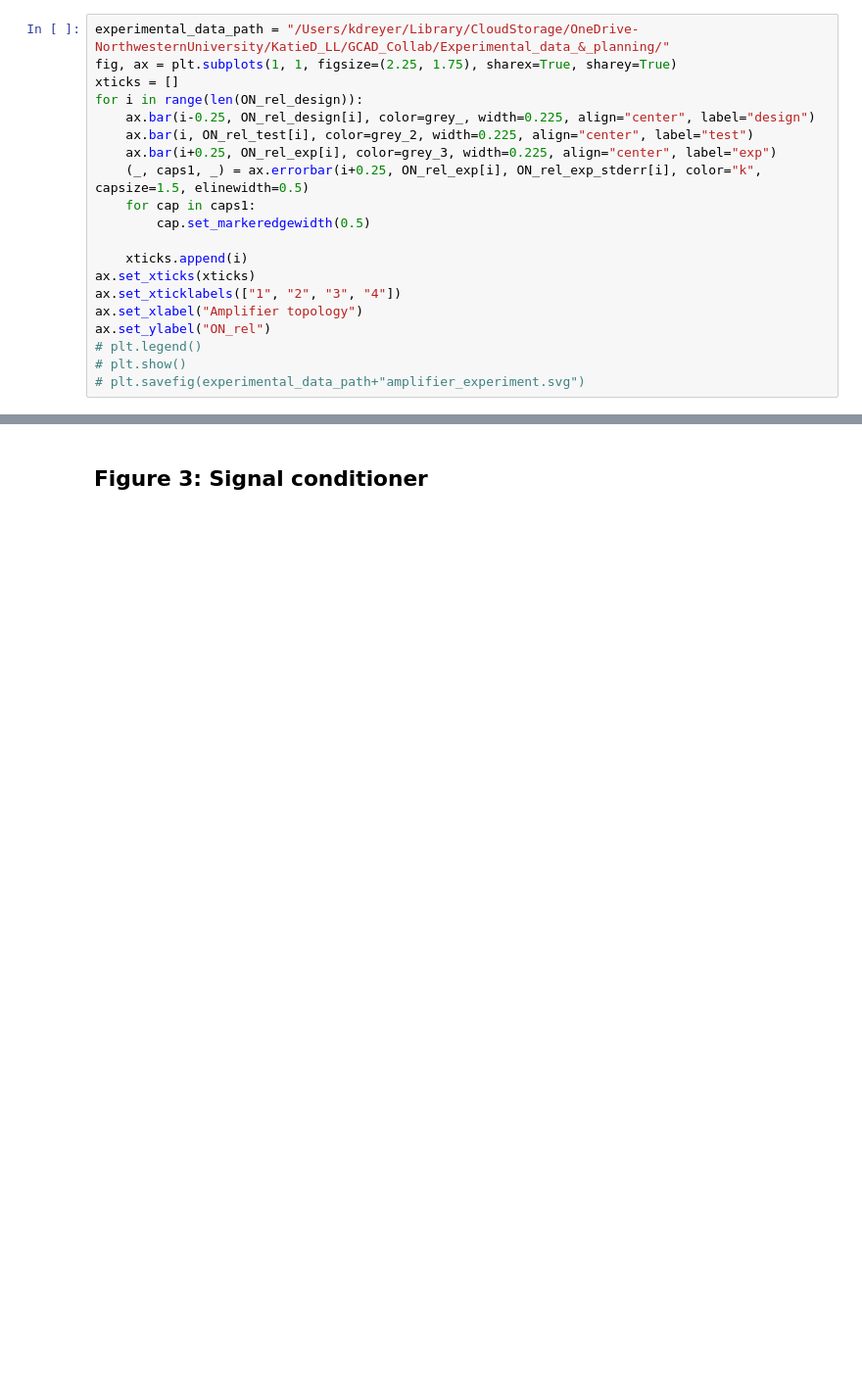
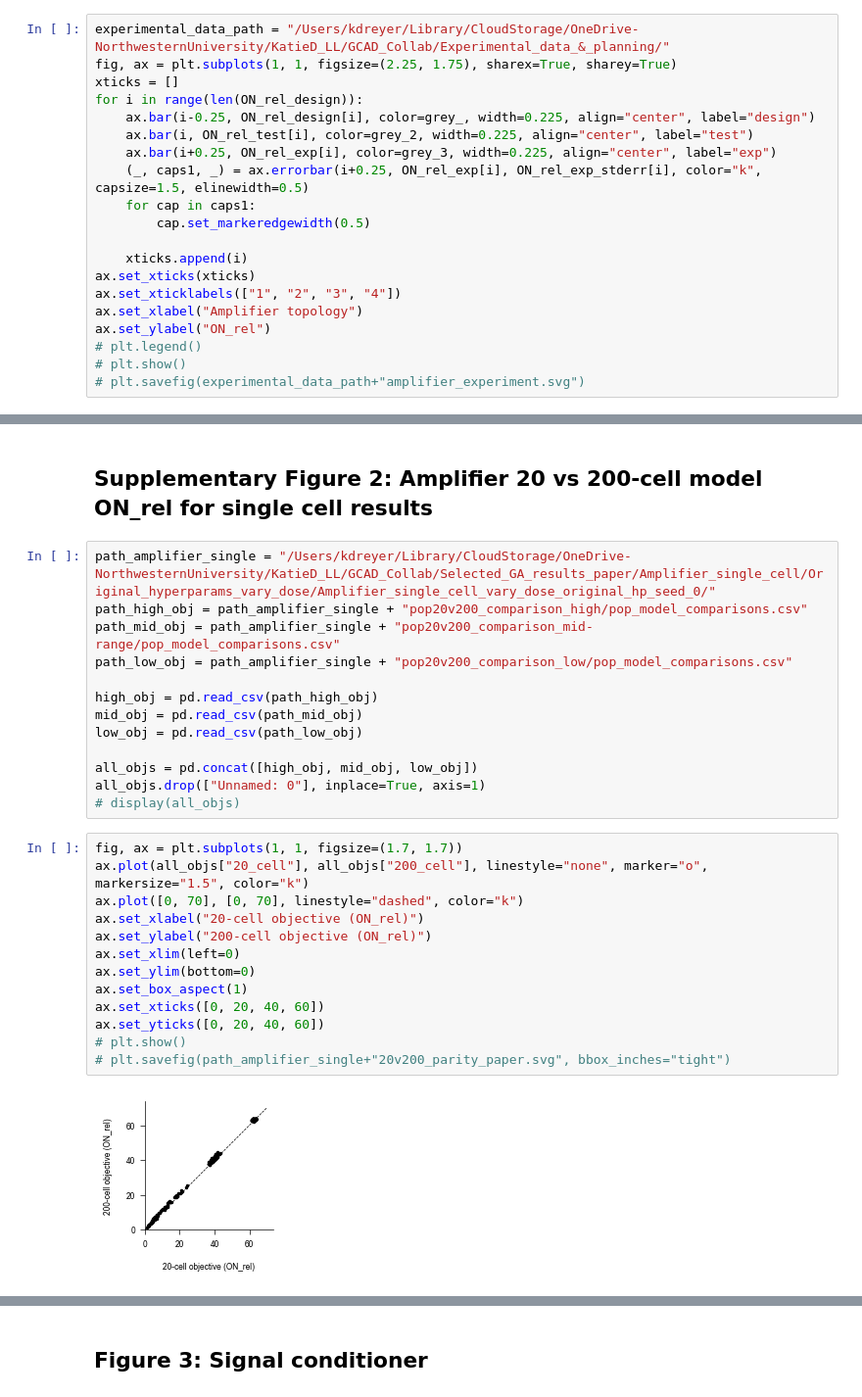
Before and after one commit to Mangan-Group/GraphGA, a Jupyter notebook: paper_plotting.ipynb, the cells around one changed output, grey strips where cells are left out. Shown: that part at 98% size. Drawn from its saved outputs; the diff is of its cells as text; blank space fills up the shorter version.

```diff
--- a/paper_plotting.ipynb
+++ b/paper_plotting.ipynb
@@ -163,0 +203,30 @@ ax.set_ylabel("ON_rel")
+# %% [markdown]
+## Supplementary Figure 2: Amplifier 20 vs 200-cell model ON_rel for single cell results
+# %%
+path_amplifier_single = "/Users/kdreyer/Library/CloudStorage/OneDrive-NorthwesternUniversity/KatieD_LL/GCAD_Collab/Selected_GA_results_paper/Amplifier_single_cell/Original_hyperparams_vary_dose/Amplifier_single_cell_vary_dose_original_hp_seed_0/"
+path_high_obj = path_amplifier_single + "pop20v200_comparison_high/pop_model_comparisons.csv"
+path_mid_obj = path_amplifier_single + "pop20v200_comparison_mid-range/pop_model_comparisons.csv"
+path_low_obj = path_amplifier_single + "pop20v200_comparison_low/pop_model_comparisons.csv"
+
+high_obj = pd.read_csv(path_high_obj)
+mid_obj = pd.read_csv(path_mid_obj)
+low_obj = pd.read_csv(path_low_obj)
+
+all_objs = pd.concat([high_obj, mid_obj, low_obj])
+all_objs.drop(["Unnamed: 0"], inplace=True, axis=1)
+# display(all_objs)
+# %%
+fig, ax = plt.subplots(1, 1, figsize=(1.7, 1.7))
+ax.plot(all_objs["20_cell"], all_objs["200_cell"], linestyle="none", marker="o", markersize="1.5", color="k")
+ax.plot([0, 70], [0, 70], linestyle="dashed", color="k")
+ax.set_xlabel("20-cell objective (ON_rel)")
+ax.set_ylabel("200-cell objective (ON_rel)")
+ax.set_xlim(left=0)
+ax.set_ylim(bottom=0)
+ax.set_box_aspect(1)
+ax.set_xticks([0, 20, 40, 60])
+ax.set_yticks([0, 20, 40, 60])
+# plt.show()
+# plt.savefig(path_amplifier_single+"20v200_parity_paper.svg", bbox_inches="tight")
+# %% [output]
+[figure, added]
```
Also changed, not shown: parts of 53 cells of this notebook, 12 other files.
